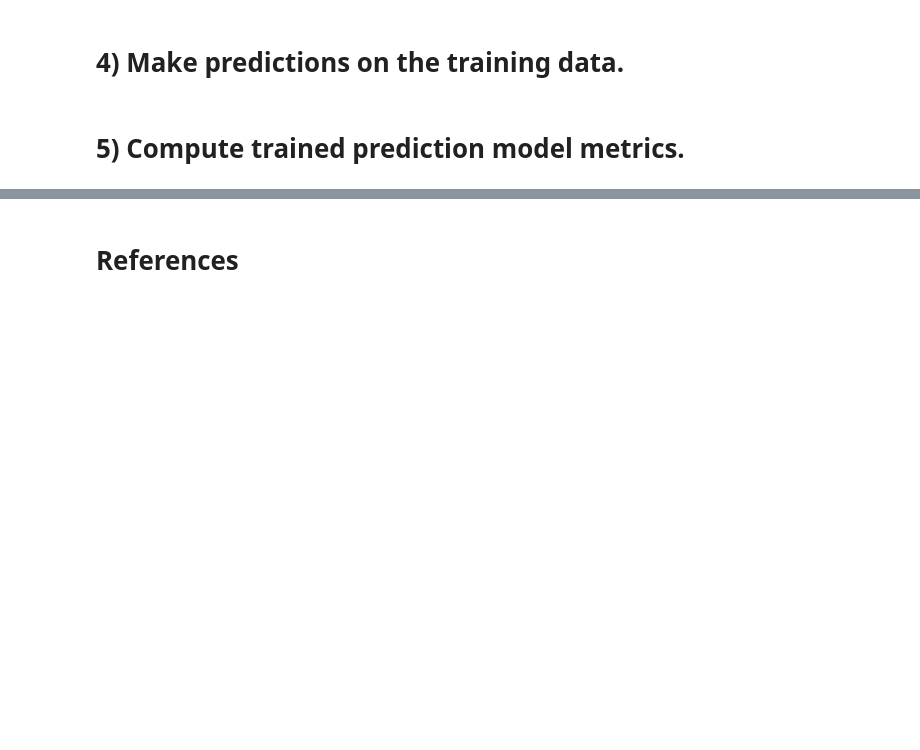
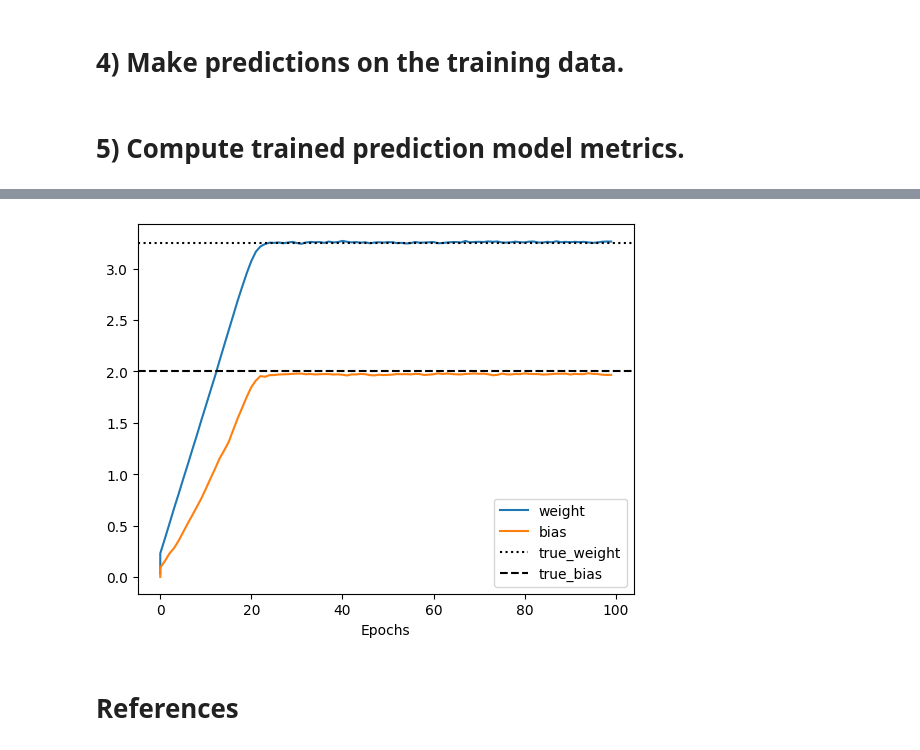
Before and after one commit to toddhricik/Bayesian-Regression, a Jupyter notebook: bayesian_linear_model_tensorflow_probability.ipynb, the cells around one changed output, grey strips where cells are left out. Saved outputs shown, nothing was run; the diff lists cells and outputs as text; code cells hidden in the pictures; blank space fills up the shorter version.

```diff
--- a/bayesian_linear_model_tensorflow_probability.ipynb
+++ b/bayesian_linear_model_tensorflow_probability.ipynb
@@ -176,3 +235,14 @@ plt.show()
+# %%
+# Plot the model weights as they train, converging to the correct values
+plt.plot(epochs, training_weights, label='weight')
+plt.plot(epochs, training_bias, label='bias')
+plt.axhline(y=3.25, label='true_weight', color='k', linestyle=':')
+plt.axhline(y=2, label='true_bias', color='k', linestyle='--')
+plt.xlabel('Epochs')
+plt.legend()
+plt.show()
+# %% [output]
+[figure, added]
 # %% [markdown]
 <H1>References</H1>
 # %% [markdown]
```
Also changed, not shown: parts of 22 cells of this notebook, 3 other files.
